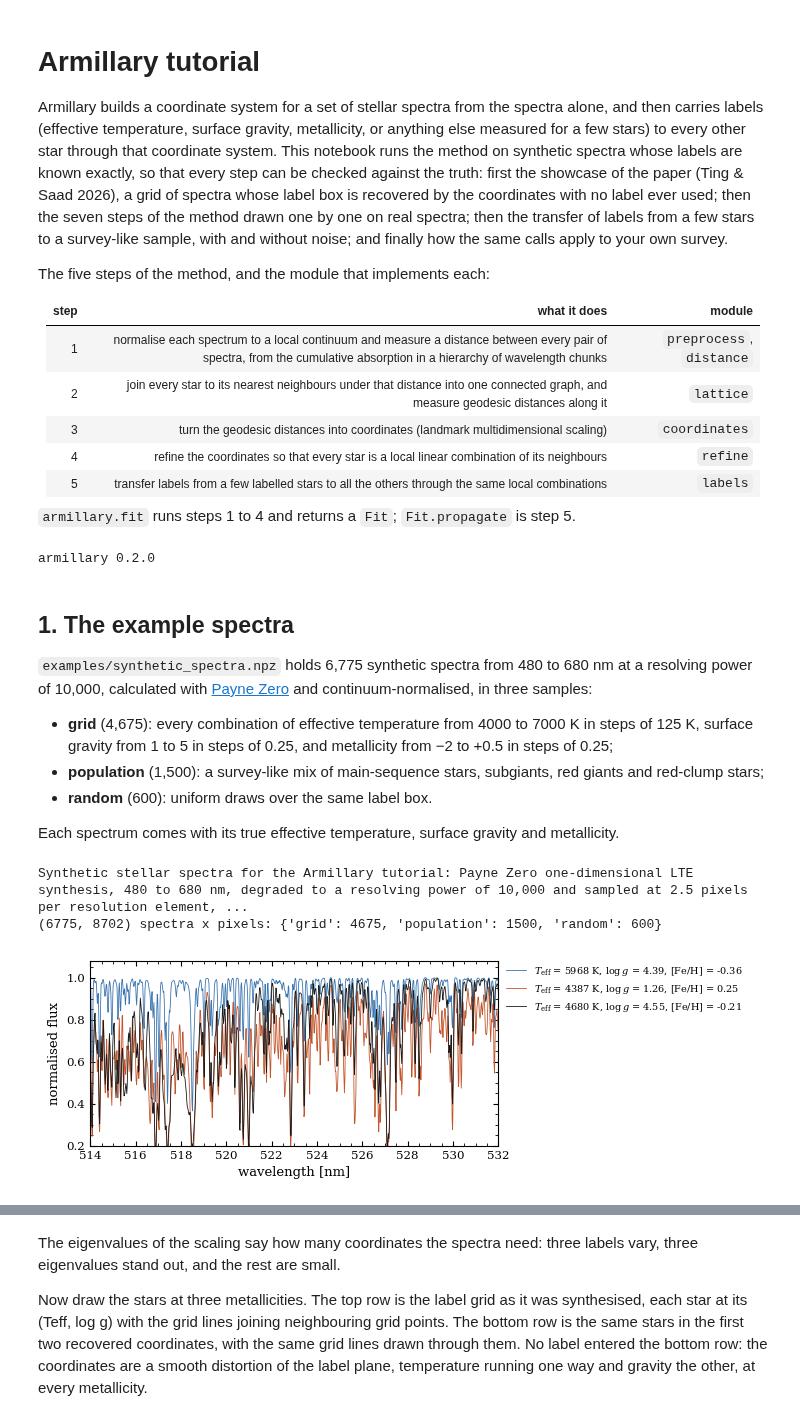
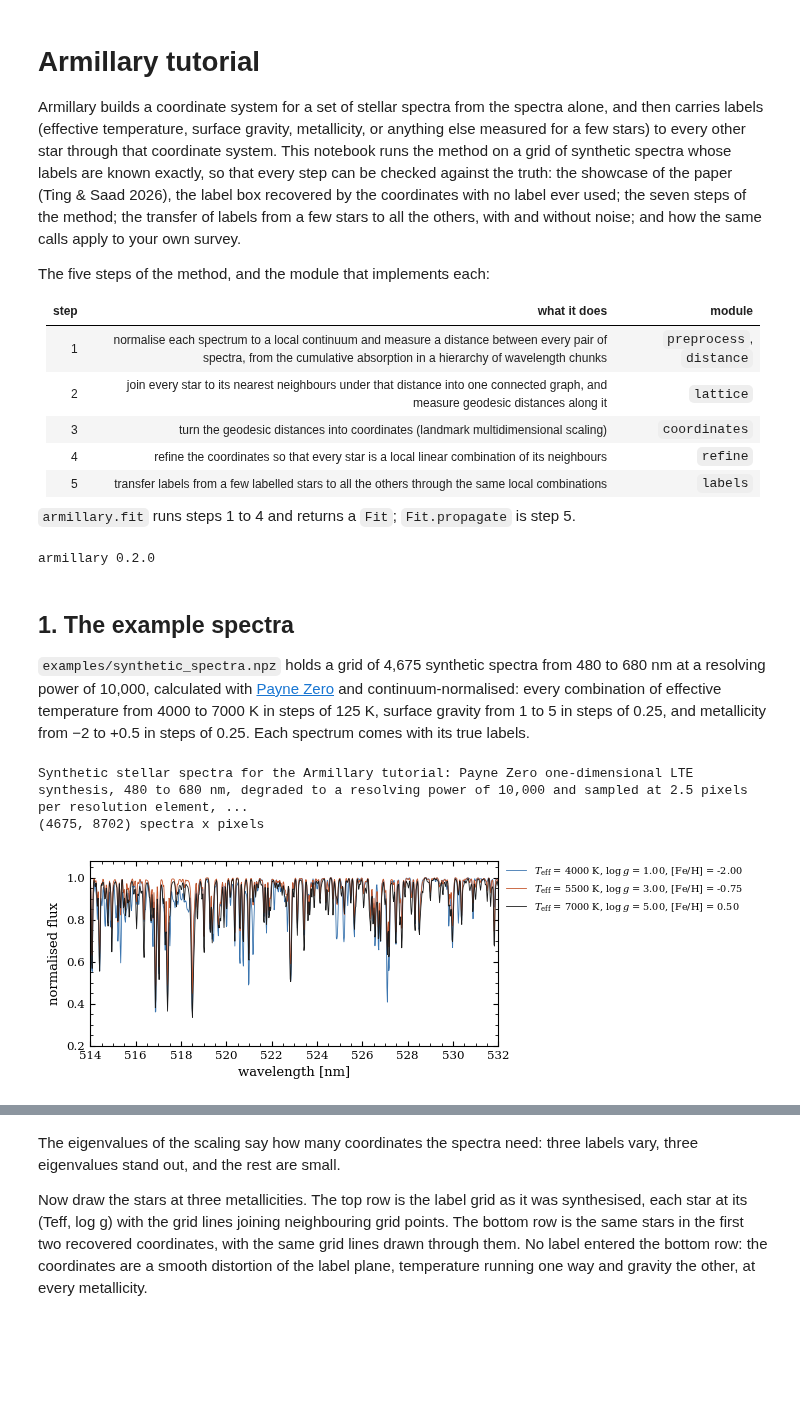
Before and after one commit to tingyuansen/armillary, a Jupyter notebook: armillary_tutorial.ipynb, the cells around one changed output, grey strips where cells are left out. Cells and saved outputs as stored; diff of their text form; code cells hidden in the pictures; blank space fills up the shorter version.

Commit message:
Tutorial on the grid alone
Co-Authored-By: Claude Opus 5 <noreply@anthropic.com>

```diff
--- a/armillary_tutorial.ipynb
+++ b/armillary_tutorial.ipynb
@@ -1,7 +1,7 @@
 # %% [markdown]
 # Armillary tutorial
 
-Armillary builds a coordinate system for a set of stellar spectra from the spectra alone, and then carries labels (effective temperature, surface gravity, metallicity, or anything else measured for a few stars) to every other star through that coordinate system. This notebook runs the method on synthetic spectra whose labels are known exactly, so that every step can be checked against the truth: first the showcase of the paper (Ting & Saad 2026), a grid of spectra whose label box is recovered by the coordinates with no label ever used; then the seven steps of the method drawn one by one on real spectra; then the transfer of labels from a few stars to a survey-like sample, with and without noise; and finally how the same calls apply to your own survey.
+Armillary builds a coordinate system for a set of stellar spectra from the spectra alone, and then carries labels (effective temperature, surface gravity, metallicity, or anything else measured for a few stars) to every other star through that coordinate system. This notebook runs the method on a grid of synthetic spectra whose labels are known exactly, so that every step can be checked against the truth: the showcase of the paper (Ting & Saad 2026), the label box recovered by the coordinates with no label ever used; the seven steps of the method; the transfer of labels from a few stars to all the others, with and without noise; and how the same calls apply to your own survey.
 
 The five steps of the method, and the module that implements each:
 
@@ -25,28 +25,22 @@ armillary 0.2.0
 # %% [markdown]
 ## 1. The example spectra
 
-`examples/synthetic_spectra.npz` holds 6,775 synthetic spectra from 480 to 680 nm at a resolving power of 10,000, calculated with [Payne Zero](https://github.com/tingyuansen/payne-zero) and continuum-normalised, in three samples:
-
-- **grid** (4,675): every combination of effective temperature from 4000 to 7000 K in steps of 125 K, surface gravity from 1 to 5 in steps of 0.25, and metallicity from −2 to +0.5 in steps of 0.25;
-- **population** (1,500): a survey-like mix of main-sequence stars, subgiants, red giants and red-clump stars;
-- **random** (600): uniform draws over the same label box.
-
-Each spectrum comes with its true effective temperature, surface gravity and metallicity.
+`examples/synthetic_spectra.npz` holds a grid of 4,675 synthetic spectra from 480 to 680 nm at a resolving power of 10,000, calculated with [Payne Zero](https://github.com/tingyuansen/payne-zero) and continuum-normalised: every combination of effective temperature from 4000 to 7000 K in steps of 125 K, surface gravity from 1 to 5 in steps of 0.25, and metallicity from −2 to +0.5 in steps of 0.25. Each spectrum comes with its true labels.
 # %%
 z = np.load("examples/synthetic_spectra.npz")
-flux = z["flux"].astype(np.float32); wl = z["wavelength_nm"]; labels = z["labels"].astype(float); sample = z["sample"]
+flux = z["flux"].astype(np.float32); wl = z["wavelength_nm"]; labels = z["labels"].astype(float)
 print(str(z["readme"]))
-print(flux.shape, "spectra x pixels:", {s: int((sample == s).sum()) for s in ("grid", "population", "random")})
+print(flux.shape, "spectra x pixels")
 
 fig, ax = plt.subplots(figsize=(tf.fs.FULL_WIDTH, 2.4))
-for i, c in zip(np.where(sample == "population")[0][[0, 300, 900]], [tf.fs.BLUE, tf.fs.ORANGE, tf.fs.INK]):
+for i, c in zip([0, 2337, 4674], [tf.fs.BLUE, tf.fs.ORANGE, tf.fs.INK]):
     ax.plot(wl, flux[i], lw=0.6, color=c, label=rf"$T_{{\rm eff}}$ = {labels[i,0]:.0f} K, $\log g$ = {labels[i,1]:.2f}, [Fe/H] = {labels[i,2]:.2f}")
 ax.set_xlim(514, 532); ax.set_ylim(0.2, 1.08); ax.set_xlabel("wavelength [nm]"); ax.set_ylabel("normalised flux")
 ax.legend(fontsize=7, loc="upper left", bbox_to_anchor=(1.01, 1.0), borderaxespad=0); fig.subplots_adjust(right=0.7); plt.show()
 # %% [output]
 Synthetic stellar spectra for the Armillary tutorial: Payne Zero one-dimensional LTE synthesis, 480 to 680 nm, degraded to a resolving power of 10,000 and sampled at 2.5 pixels per resolution element, ...
-(6775, 8702) spectra x pixels: {'grid': 4675, 'population': 1500, 'random': 600}
+(4675, 8702) spectra x pixels
-[figure, old version]
+[figure, new version]
 # %% [markdown]
 ## 2. The showcase: a label grid recovered from the spectra alone
 
```
Also changed, not shown: parts of 7 cells of this notebook, 2 other files.
